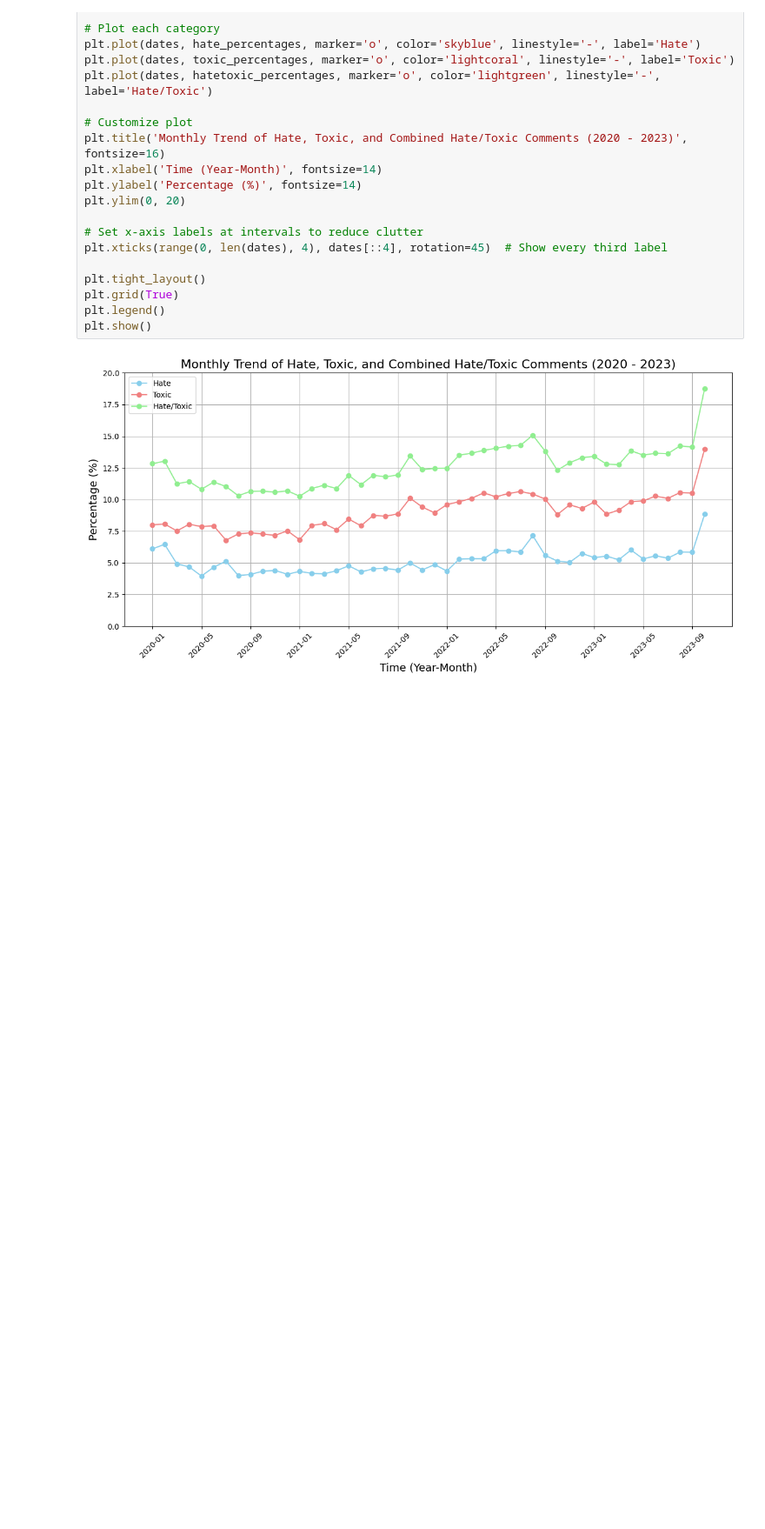
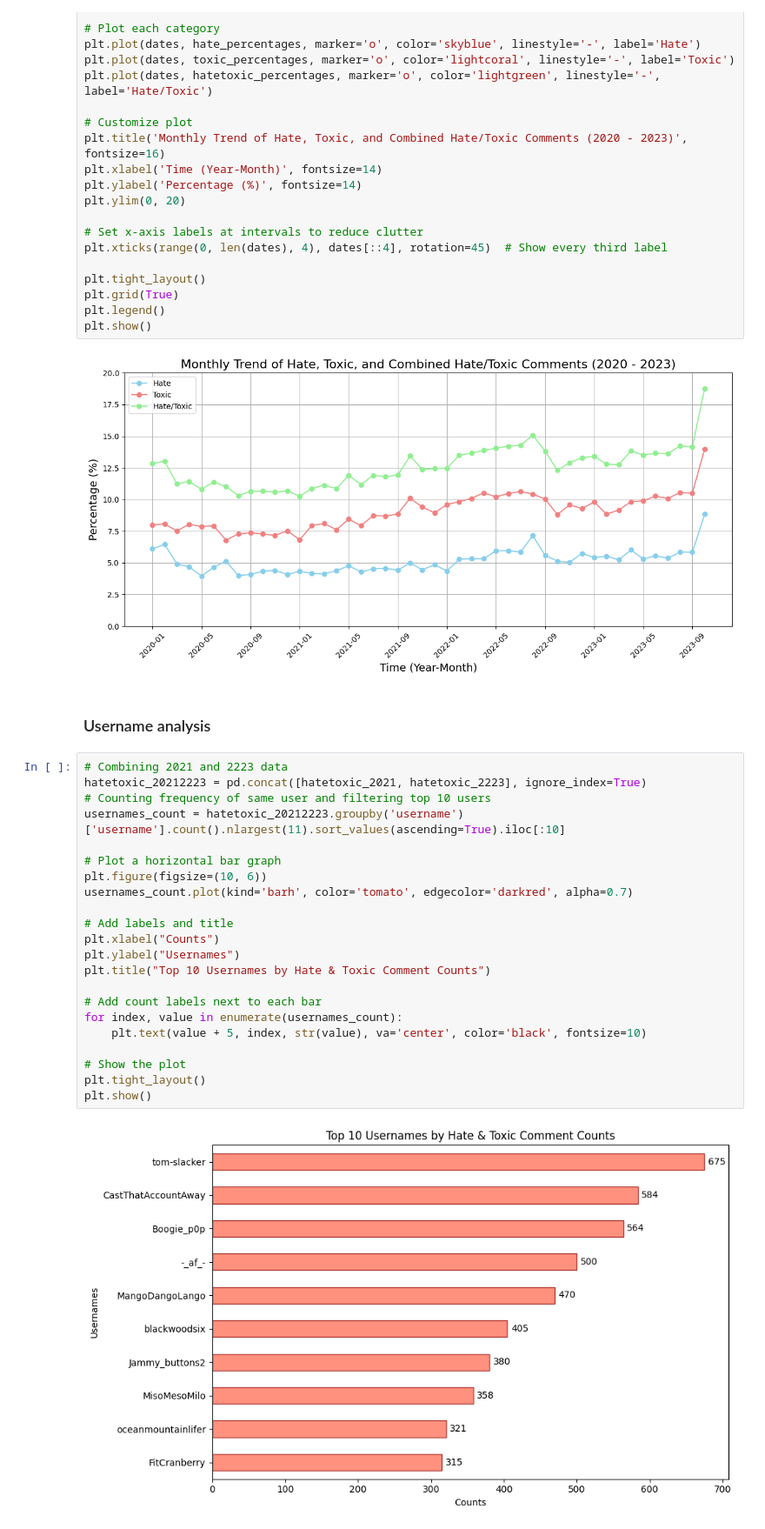
Before and after one commit to eileenlimjx/DSA4264-Project, a Jupyter notebook: hatefulness_and_toxicity_analysis.ipynb, the cells around one changed output. Shown at 87% size. Drawn from its saved outputs; the diff is of its cells as text; blank space fills up the shorter version.

Commit message:
added username and subreddit analysis

```diff
--- a/hatefulness_and_toxicity_analysis.ipynb
+++ b/hatefulness_and_toxicity_analysis.ipynb
@@ -162,3 +162,29 @@ plt.legend()
 plt.show()
 # %% [output]
 [figure]
+# %% [markdown]
+### Username analysis
+# %%
+# Combining 2021 and 2223 data
+hatetoxic_20212223 = pd.concat([hatetoxic_2021, hatetoxic_2223], ignore_index=True)
+# Counting frequency of same user and filtering top 10 users
+usernames_count = hatetoxic_20212223.groupby('username')['username'].count().nlargest(11).sort_values(ascending=True).iloc[:10]
+
+# Plot a horizontal bar graph
+plt.figure(figsize=(10, 6))
+usernames_count.plot(kind='barh', color='tomato', edgecolor='darkred', alpha=0.7)
+
+# Add labels and title
+plt.xlabel("Counts")
+plt.ylabel("Usernames")
+plt.title("Top 10 Usernames by Hate & Toxic Comment Counts")
+
+# Add count labels next to each bar
+for index, value in enumerate(usernames_count):
+    plt.text(value + 5, index, str(value), va='center', color='black', fontsize=10)
+
+# Show the plot
+plt.tight_layout()
+plt.show()
+# %% [output]
+[figure, added]
```
Also changed, not shown: parts of 4 cells of this notebook.
